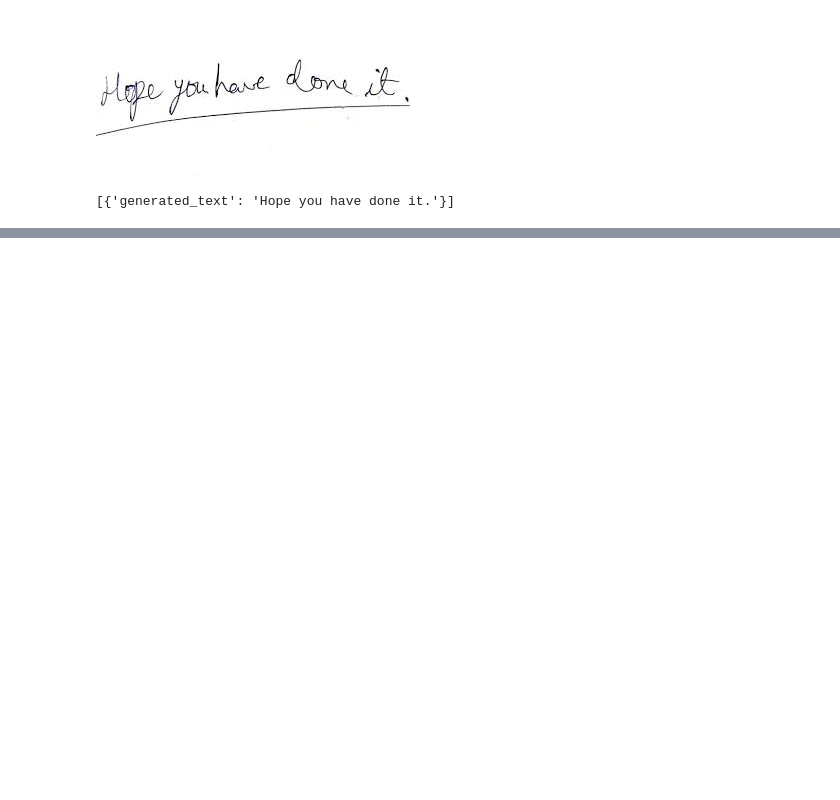
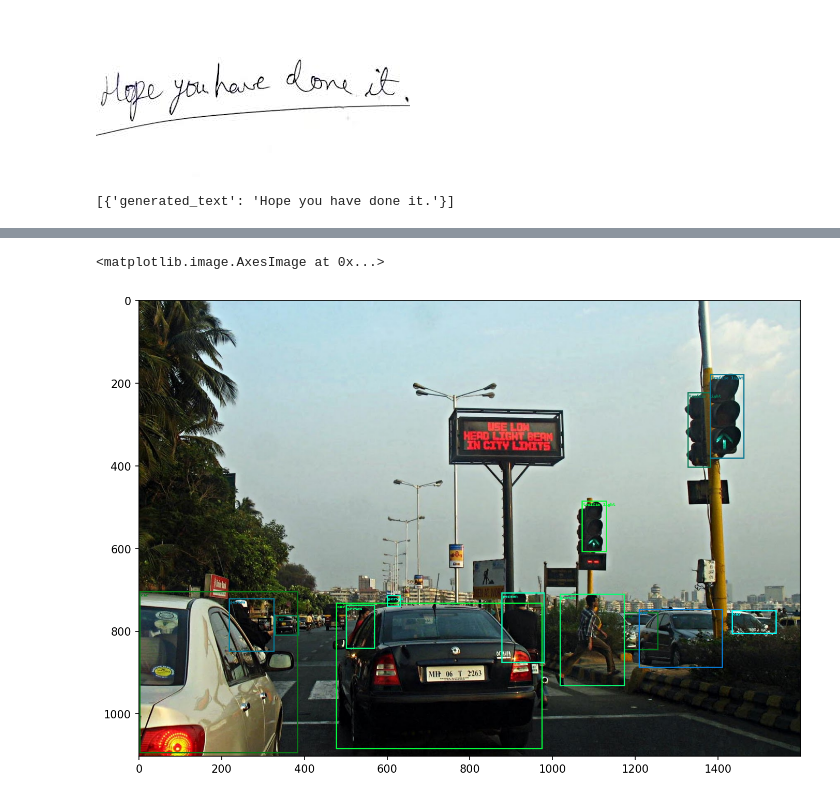
Before and after one commit to plaban1981/Hugging_Face_transformers_topics, a Jupyter notebook: Hugging_Face_Image_to_Text_Pipeline_for_Image_Captioning,_Handwriting_OCR.ipynb, the cells around one changed output, grey strips where cells are left out. Saved outputs shown, nothing was run; the diff lists cells and outputs as text; code cells hidden in the pictures; blank space fills up the shorter version.

```diff
--- a/Hugging_Face_Image_to_Text_Pipeline_for_Image_Captioning,_Handwriting_OCR.ipynb
+++ b/Hugging_Face_Image_to_Text_Pipeline_for_Image_Captioning,_Handwriting_OCR.ipynb
@@ -111,0 +120,2 @@ ocr('/content/hnd2.JPG')
+# %%
+result = obj_detect('/content/traffic+signal.jpg')
@@ -111,0 +147,15 @@ ocr('/content/hnd2.JPG')
+# %%
+label = []
+bbox = []
+score= []
+for item in result:
+  print(item['score'])
+  print(item['label'])
+  print(item['box'])
+  box = []
+  for k,v in item['box'].items():
+    box.append(v)
+  print(box)
+  label.append(item['label'])
+  score.append(item['score'])
+  bbox.append(box)
@@ -111,0 +180,4 @@ ocr('/content/hnd2.JPG')
+# %%
+bbox = torch.tensor(bbox, dtype=torch.int)
+print(bbox)
+print(bbox.size())
@@ -111,0 +203,14 @@ ocr('/content/hnd2.JPG')
+# %%
+img = read_image("/content/traffic+signal.jpg")
+# draw bounding boxes on the input image
+img=draw_bounding_boxes(img, bbox, width=3,labels= label,
+                        font_size=200)
+img = torchvision.transforms.ToPILImage()(img)
+img.show()
+# %%
+import matplotlib.pyplot as plt
+plt.figure(figsize=(11,8),dpi=150)
+plt.imshow(img)
+# %% [output]
+<matplotlib.image.AxesImage at 0x...>
+[figure, added]
```
Also changed, not shown: parts of 14 cells of this notebook.
